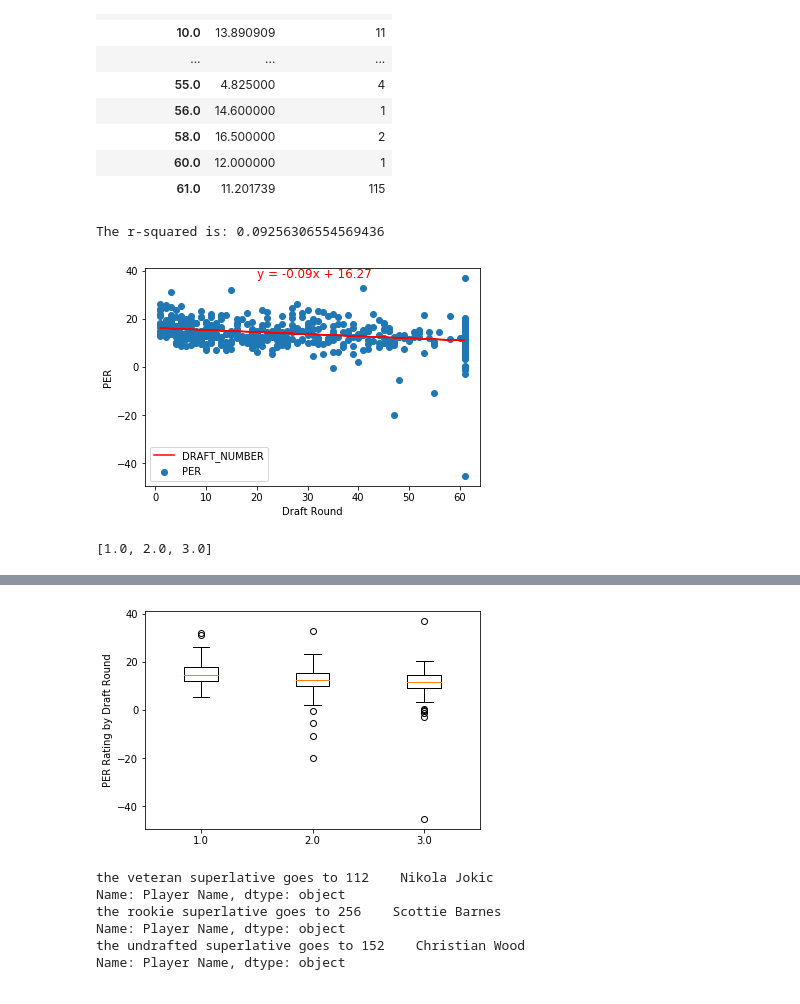
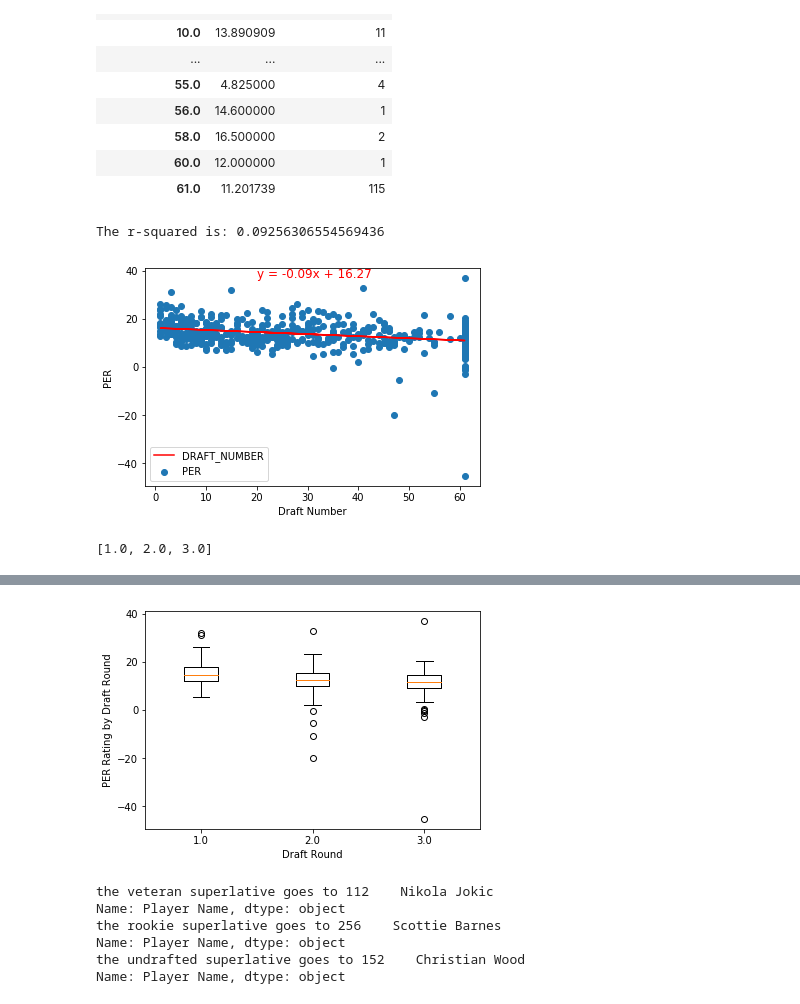
Before and after one commit to meeyoungPH/nba_superlatives, a Jupyter notebook: draft_picks/PROJECT 1 EDA on NBA 2021-22 Season - DRAFT Picks.ipynb, the cells around one changed output, grey strips where cells are left out. Cells and saved outputs as stored; diff of their text form; code cells hidden in the pictures.

Commit message:
my final draft of code

```diff
--- a/draft_picks/PROJECT 1 EDA on NBA 2021-22 Season - DRAFT Picks.ipynb
+++ b/draft_picks/PROJECT 1 EDA on NBA 2021-22 Season - DRAFT Picks.ipynb
@@ -462,7 +464,7 @@ plt.plot(x_values,regress_values,"r-")
 #annotate linear regression
 plt.annotate(line_eq,(20,37),fontsize=12,color="red")
 #label and show
-plt.xlabel('Draft Round')
+plt.xlabel('Draft Number')
 plt.ylabel('PER')
 print(f"The r-squared is: {rvalue**2}")
 plt.legend()
@@ -470,7 +472,7 @@ plt.savefig('NBA_linearregression')
 plt.show()
 # %% [output]
 The r-squared is: 0.09256306554569436
-[figure, old version]
+[figure, new version]
 # %%
 draft_name = cor_player_draft_pick['DRAFT_ROUND'].unique()
 draft_name = draft_name.tolist()
@@ -515,11 +517,12 @@ Name: PER, dtype: float64
 # %%
 fig1,axl = plt.subplots()
 axl.set_ylabel('PER Rating by Draft Round')
+axl.set_xlabel('Draft Round')
 axl.boxplot(draft_plot, labels=draft_name)
 plt.savefig('NBA_boxplot')
 plt.show()
 # %% [output]
-[figure, old version]
+[figure, new version]
 # %%
 cor_player_draft_pick = cor_player_draft_pick.replace({'DRAFT_YEAR':{'Undrafted':3000}})
 cor_player_draft_pick = cor_player_draft_pick.astype({'DRAFT_YEAR': 'int64'})
```
Also changed, not shown: parts of 3 cells of this notebook, 4 other files.
